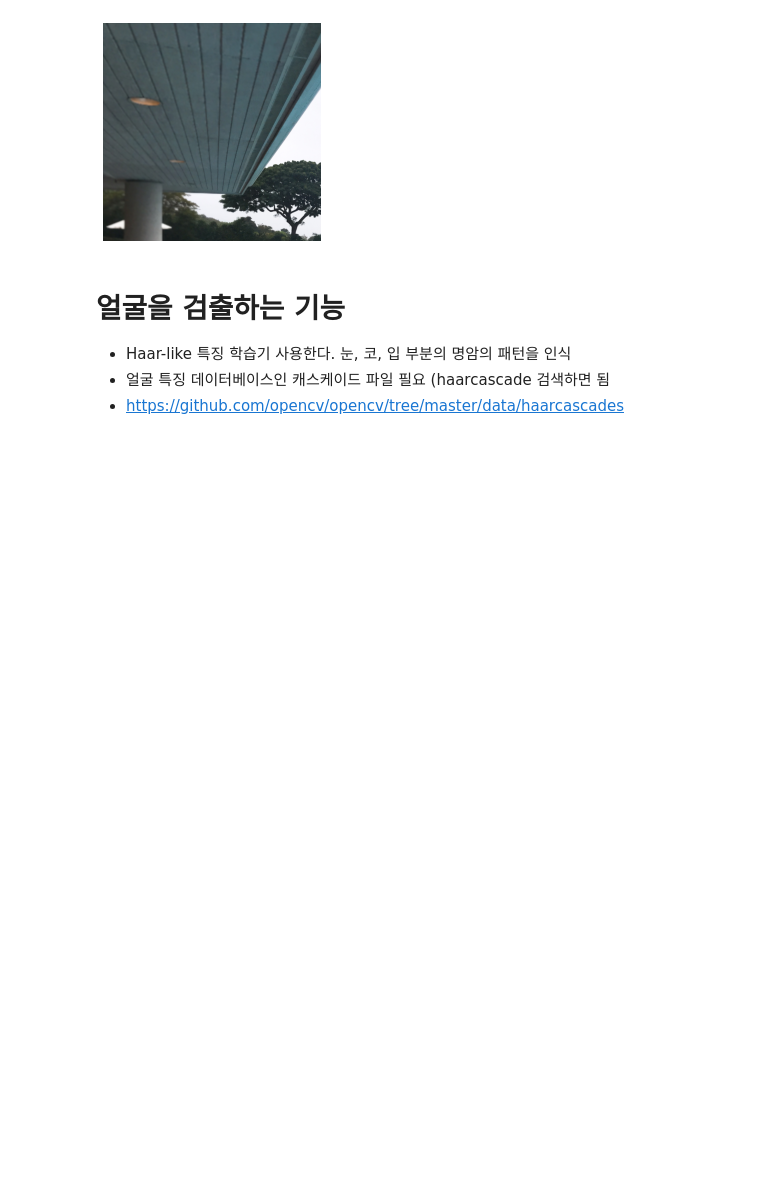
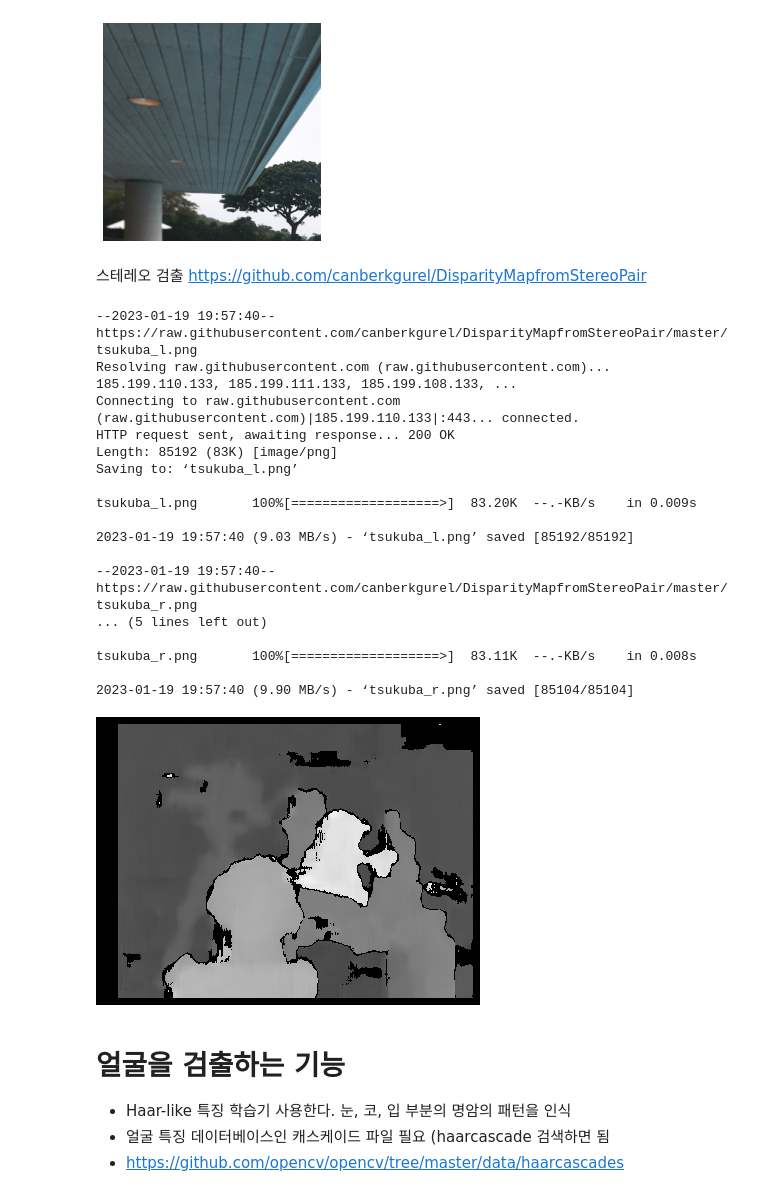
Before and after one commit to swkim01/DSAC5, a Jupyter notebook: gg-07-opencv_intro.ipynb, the cells around one changed output. Saved outputs shown, nothing was run; the diff lists cells and outputs as text; code cells hidden in the pictures; blank space fills up the shorter version.

Commit message:
Colaboratory를 통해 생성됨

```diff
--- a/gg-07-opencv_intro.ipynb
+++ b/gg-07-opencv_intro.ipynb
@@ -107,6 +107,46 @@ plt.axis("off")
 plt.show()
 # %% [output]
 [figure]
+# %% [markdown]
+스테레오 검출
+https://github.com/canberkgurel/DisparityMapfromStereoPair
+# %%
+# 이미지 읽기
+#!curl -L https://raw.githubusercontent.com/canberkgurel/DisparityMapfromStereoPair/master/tsukuba_l.png
+!wget https://raw.githubusercontent.com/canberkgurel/DisparityMapfromStereoPair/master/tsukuba_l.png
+imgL = cv2.imread("tsukuba_l.png")
+imgL = cv2.cvtColor(imgL, cv2.COLOR_BGR2GRAY)
+#!curl -L https://raw.githubusercontent.com/canberkgurel/DisparityMapfromStereoPair/master/tsukuba_r.png
+!wget https://raw.githubusercontent.com/canberkgurel/DisparityMapfromStereoPair/master/tsukuba_r.png
+imgR = cv2.imread("tsukuba_r.png")
+imgR = cv2.cvtColor(imgR, cv2.COLOR_BGR2GRAY)
+stereo = cv2.StereoBM_create(numDisparities=16, blockSize=15)
+disparity = stereo.compute(imgL,imgR)
+#plt.imshow(disparity,'gray')
+#plt.show()
+from google.colab.patches import cv2_imshow
+#norm_image = cv2.normalize(disparity, None, alpha = 0, beta = 1, norm_type=cv2.NORM_MINMAX, dtype=cv2.CV_32F)
+#norm_image = cv2.normalize(disparity, None, alpha = 0, beta = 255, norm_type=cv2.NORM_MINMAX)
+cv2_imshow(disparity)
+# %% [output]
+--2023-01-19 19:57:40--  https://raw.githubusercontent.com/canberkgurel/DisparityMapfromStereoPair/master/tsukuba_l.png
+Resolving raw.githubusercontent.com (raw.githubusercontent.com)... 185.199.110.133, 185.199.111.133, 185.199.108.133, ...
+Connecting to raw.githubusercontent.com (raw.githubusercontent.com)|185.199.110.133|:443... connected.
+HTTP request sent, awaiting response... 200 OK
+Length: 85192 (83K) [image/png]
+Saving to: ‘tsukuba_l.png’
+
+tsukuba_l.png       100%[===================>]  83.20K  --.-KB/s    in 0.009s
+
+2023-01-19 19:57:40 (9.03 MB/s) - ‘tsukuba_l.png’ saved [85192/85192]
+
+--2023-01-19 19:57:40--  https://raw.githubusercontent.com/canberkgurel/DisparityMapfromStereoPair/master/tsukuba_r.png
+... (5 lines left out)
+
+tsukuba_r.png       100%[===================>]  83.11K  --.-KB/s    in 0.008s
+
+2023-01-19 19:57:40 (9.90 MB/s) - ‘tsukuba_r.png’ saved [85104/85104]
+[figure, added]
 # %% [markdown]
 # 얼굴을 검출하는 기능
 - Haar-like 특징 학습기 사용한다. 눈, 코, 입 부분의 명암의 패턴을 인식
```
